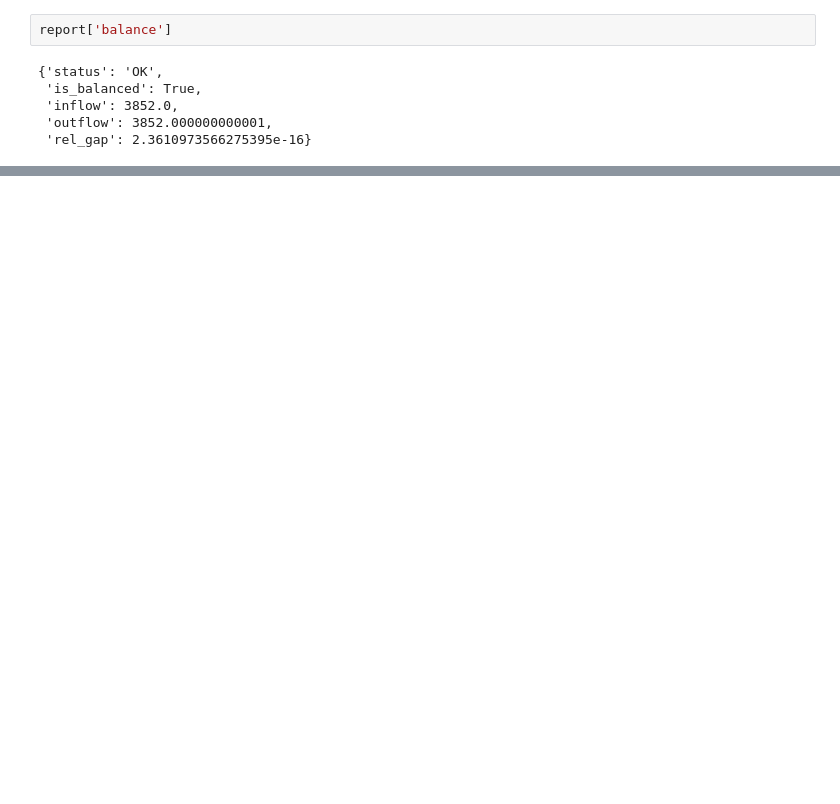
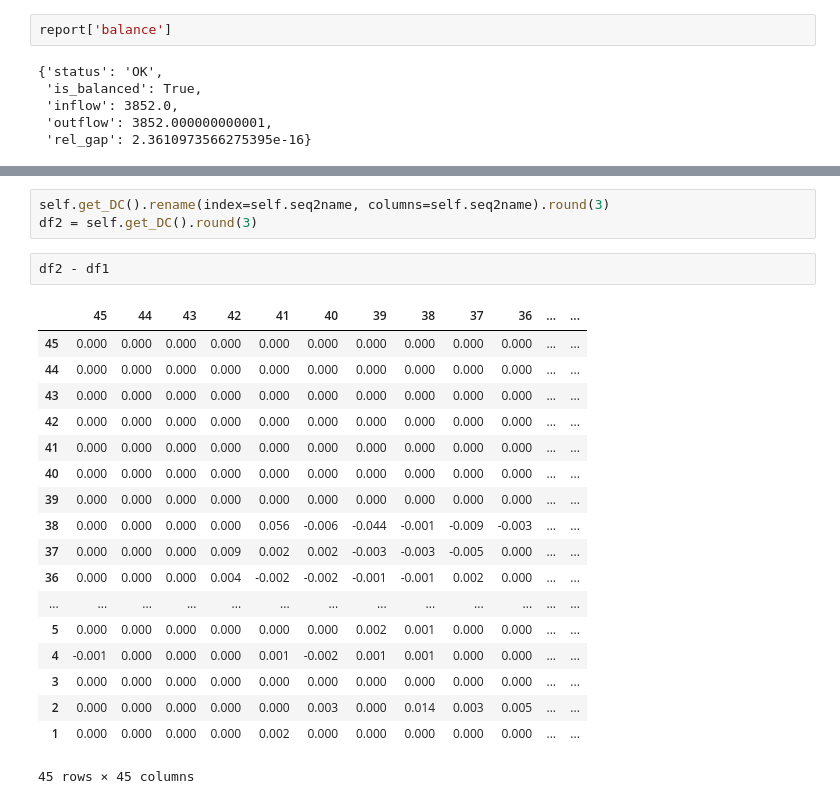
Before and after one commit to idocarmel1/PPREstimation, a Jupyter notebook: notebooks/extraction_validation.ipynb, the cells around one changed output, grey strips where cells are left out. Saved outputs shown, nothing was run; the diff lists cells and outputs as text; blank space fills up the shorter version.

```diff
--- a/notebooks/extraction_validation.ipynb
+++ b/notebooks/extraction_validation.ipynb
@@ -116,0 +151,24 @@ report['balance']
+# %%
+self.get_DC().rename(index=self.seq2name, columns=self.seq2name).round(3)
+df2 = self.get_DC().round(3)
+# %%
+df2 - df1
+# %% [output]
+|  | 45 | 44 | 43 | 42 | 41 | 40 | 39 | 38 | 37 | 36 | ... | ... |
+| 45 | 0.000 | 0.000 | 0.000 | 0.000 | 0.000 | 0.000 | 0.000 | 0.000 | 0.000 | 0.000 | ... | ... |
+| 44 | 0.000 | 0.000 | 0.000 | 0.000 | 0.000 | 0.000 | 0.000 | 0.000 | 0.000 | 0.000 | ... | ... |
+| 43 | 0.000 | 0.000 | 0.000 | 0.000 | 0.000 | 0.000 | 0.000 | 0.000 | 0.000 | 0.000 | ... | ... |
+| 42 | 0.000 | 0.000 | 0.000 | 0.000 | 0.000 | 0.000 | 0.000 | 0.000 | 0.000 | 0.000 | ... | ... |
+| 41 | 0.000 | 0.000 | 0.000 | 0.000 | 0.000 | 0.000 | 0.000 | 0.000 | 0.000 | 0.000 | ... | ... |
+| 40 | 0.000 | 0.000 | 0.000 | 0.000 | 0.000 | 0.000 | 0.000 | 0.000 | 0.000 | 0.000 | ... | ... |
+| 39 | 0.000 | 0.000 | 0.000 | 0.000 | 0.000 | 0.000 | 0.000 | 0.000 | 0.000 | 0.000 | ... | ... |
+| 38 | 0.000 | 0.000 | 0.000 | 0.000 | 0.056 | -0.006 | -0.044 | -0.001 | -0.009 | -0.003 | ... | ... |
+| 37 | 0.000 | 0.000 | 0.000 | 0.009 | 0.002 | 0.002 | -0.003 | -0.003 | -0.005 | 0.000 | ... | ... |
+| 36 | 0.000 | 0.000 | 0.000 | 0.004 | -0.002 | -0.002 | -0.001 | -0.001 | 0.002 | 0.000 | ... | ... |
+| ... | ... | ... | ... | ... | ... | ... | ... | ... | ... | ... | ... | ... |
+| 5 | 0.000 | 0.000 | 0.000 | 0.000 | 0.000 | 0.000 | 0.002 | 0.001 | 0.000 | 0.000 | ... | ... |
+| 4 | -0.001 | 0.000 | 0.000 | 0.000 | 0.001 | -0.002 | 0.001 | 0.001 | 0.000 | 0.000 | ... | ... |
+| 3 | 0.000 | 0.000 | 0.000 | 0.000 | 0.000 | 0.000 | 0.000 | 0.000 | 0.000 | 0.000 | ... | ... |
+| 2 | 0.000 | 0.000 | 0.000 | 0.000 | 0.000 | 0.003 | 0.000 | 0.014 | 0.003 | 0.005 | ... | ... |
+| 1 | 0.000 | 0.000 | 0.000 | 0.000 | 0.002 | 0.000 | 0.000 | 0.000 | 0.000 | 0.000 | ... | ... |
+45 rows × 45 columns
```
Also changed, not shown: parts of 4 cells of this notebook, 12 other files.
